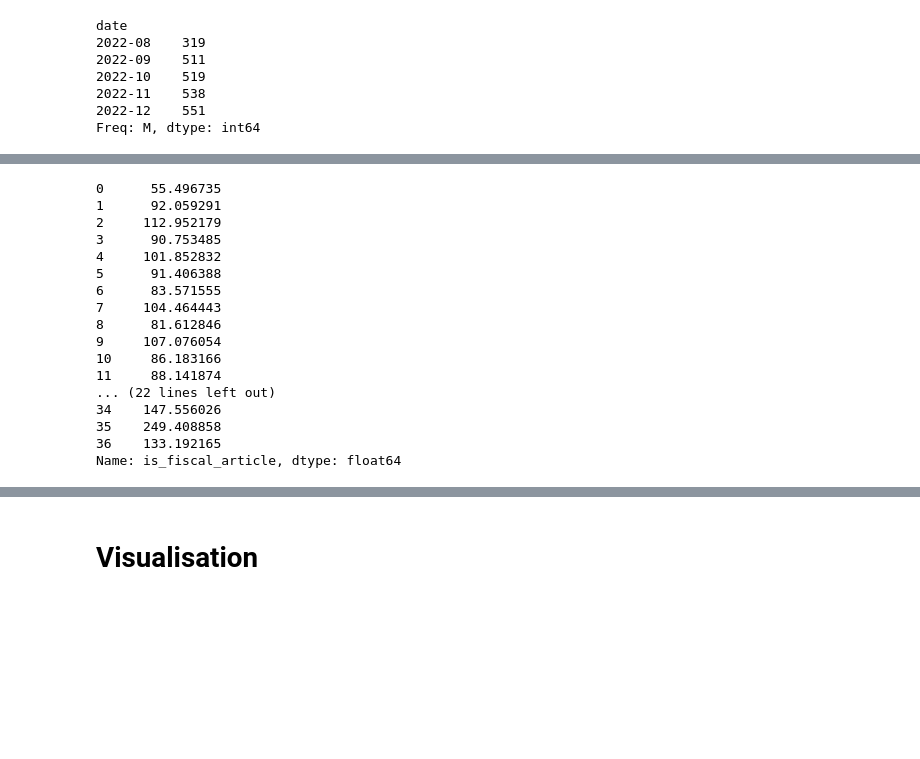
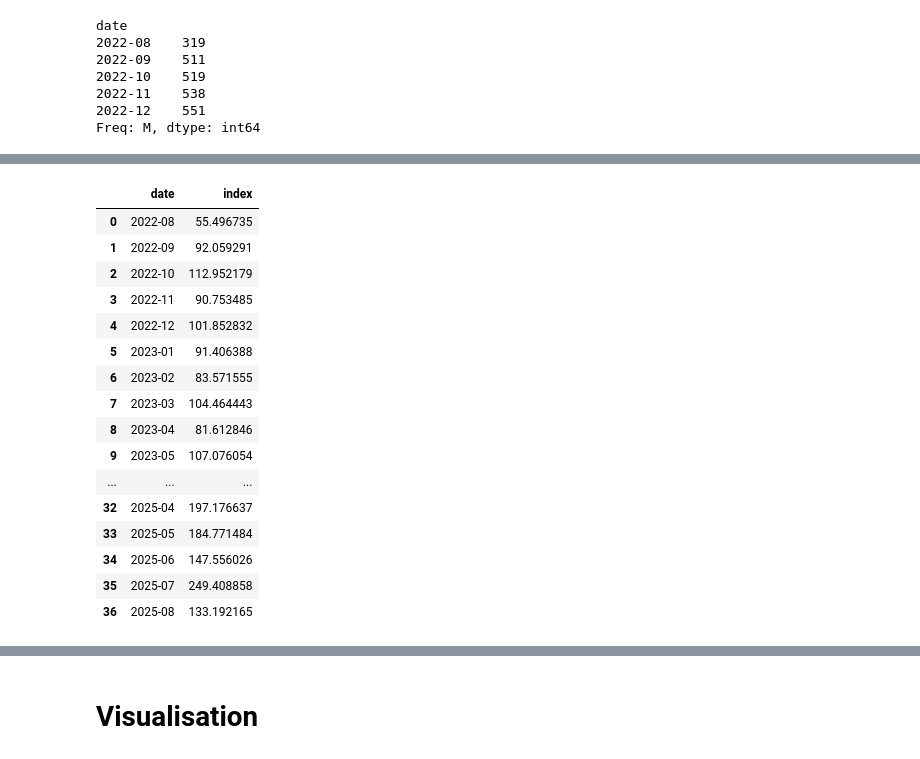
Before and after one commit to nguyenhaitran/Fiscal-Trade-Policy-Intelligence, a Jupyter notebook: fiscal_policy_index/pdf_extraction.ipynb, the cells around one changed output, grey strips where cells are left out. Saved outputs shown, nothing was run; the diff lists cells and outputs as text; code cells hidden in the pictures; blank space fills up the shorter version.

```diff
--- a/fiscal_policy_index/pdf_extraction.ipynb
+++ b/fiscal_policy_index/pdf_extraction.ipynb
@@ -456,40 +533,47 @@ fiscal_tariff_counts.head()
 # %%
 # FULL CALCULATION
 ## Step 1: Raw count
 raw_count = fiscal_tariff_counts['is_fiscal_article'] / monthly_counts.iloc[0] # rate of fiscal news
 
 ## Step 2: Calculate Volatility - Standard deviation values of all articles for the whole period in the dataframe
 sigma = np.std(raw_count)
 sigma # standard deviation of all time
 
 ## Step 3: Standardising the values - Volatility rate
 monthly_voltality = raw_count / sigma
 monthly_voltality # fiscal news rate monthly/ standard deviation of all time
 
 ## Step 4: Mean Scaling
 mean_scaling = np.mean(monthly_voltality)
 mean_scaling # average rate of difference
 
 ## Step 5: Normalise to scale 100
 fiscal_index = monthly_voltality * (100/mean_scaling)
 fiscal_index # normalised to scale 100
+
+## Step 6: Merge as dataframe for visualisation
+column_names =['date', 'index']
+fiscal_index_df=pd.DataFrame(columns=column_names)
+fiscal_index_df['date'] = fiscal_tariff_counts['date'].dt.strftime("%Y-%m")
+fiscal_index_df['index'] = fiscal_index
+fiscal_index_df
 # %% [output]
-0      55.496735
-1      92.059291
-2     112.952179
-3      90.753485
-4     101.852832
-5      91.406388
-6      83.571555
-7     104.464443
-8      81.612846
-9     107.076054
-10     86.183166
-11     88.141874
-... (22 lines left out)
-34    147.556026
-35    249.408858
-36    133.192165
-Name: is_fiscal_article, dtype: float64
+|  | date | index |
+| 0 | 2022-08 | 55.496735 |
+| 1 | 2022-09 | 92.059291 |
+| 2 | 2022-10 | 112.952179 |
+| 3 | 2022-11 | 90.753485 |
+| 4 | 2022-12 | 101.852832 |
+| 5 | 2023-01 | 91.406388 |
+| 6 | 2023-02 | 83.571555 |
+| 7 | 2023-03 | 104.464443 |
+| 8 | 2023-04 | 81.612846 |
+| 9 | 2023-05 | 107.076054 |
+| ... | ... | ... |
+| 32 | 2025-04 | 197.176637 |
+| 33 | 2025-05 | 184.771484 |
+| 34 | 2025-06 | 147.556026 |
+| 35 | 2025-07 | 249.408858 |
+| 36 | 2025-08 | 133.192165 |
 # %%
 # quick visualisation
```
Also changed, not shown: parts of 9 cells of this notebook.
